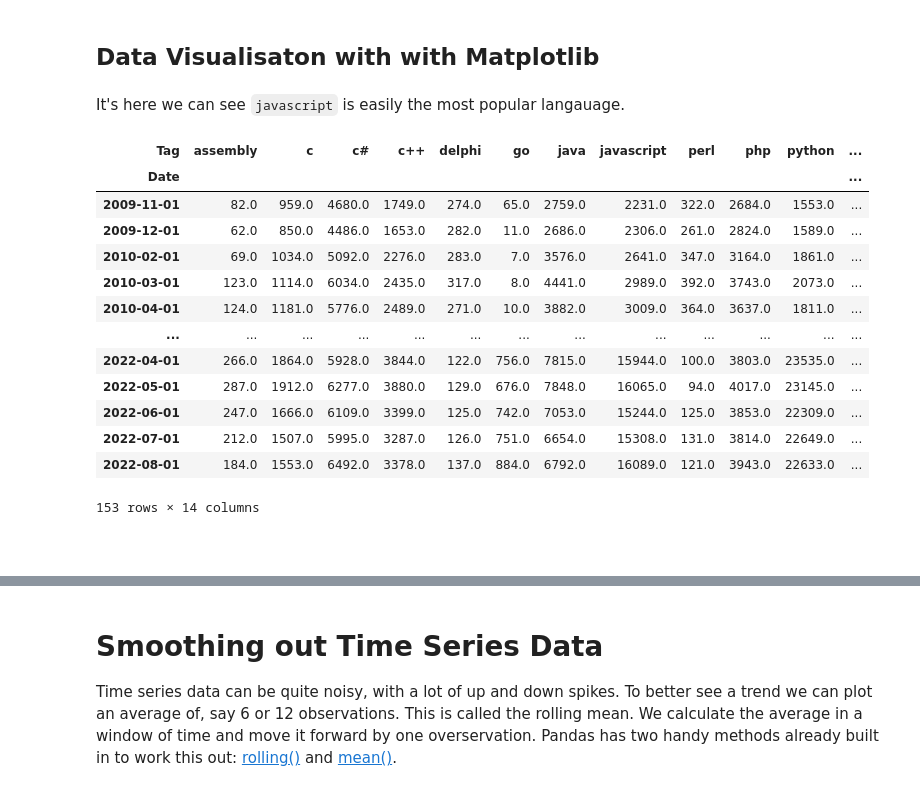
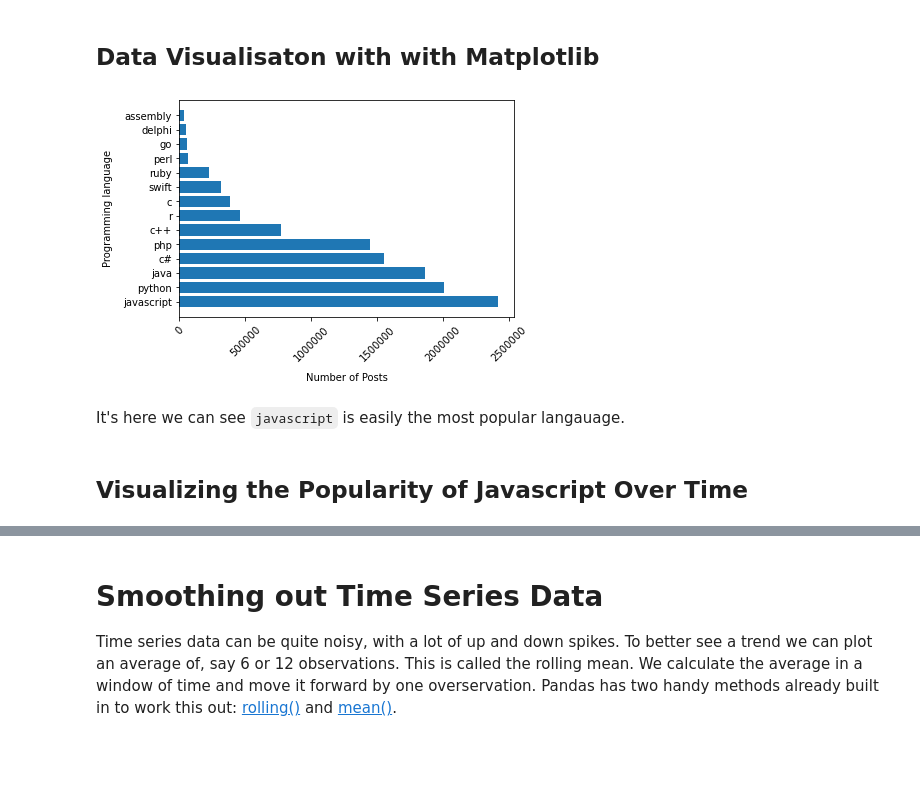
Before and after one commit to j-winston/programming-languages, a Jupyter notebook: programming-languages.ipynb, the cells around one changed output, grey strips where cells are left out. Saved outputs shown, nothing was run; the diff lists cells and outputs as text; code cells hidden in the pictures; blank space fills up the shorter version.

Commit message:
add additional time series data

```diff
--- a/programming-languages.ipynb
+++ b/programming-languages.ipynb
@@ -188,32 +188,20 @@ We can see that `javascript`, `python` and `java` are the top 3 languages on sta
 # %%
 # horiz_chart = entries_by_language.plot.barh()
 # # Remove scientific notation
 import matplotlib.pyplot as plt
 
 fig, ax = plt.subplots()
 ax.ticklabel_format(style='plain')
 plt.xticks(rotation=45)
 plt.xlabel(xlabel='Number of Posts', labelpad=10)
-plt.ylabel(ylabel='Programming language', labeload=10)
+plt.ylabel(ylabel='Programming language', labelpad=10)
 ax.barh(y=entries_by_language.index, width=entries_by_language['Posts'])
+plt.show()
+# %% [output]
+[figure, added]
 # %% [markdown]
 It's here we can see `javascript` is easily the most popular langauage.
+# %% [markdown]
+<h2>Visualizing the Popularity of Javascript Over Time</h2>
 # %%
-df.pivot(index='Date', columns='Tag', values='Posts').dropna()
+reshaped_df = df.pivot(index='Date', columns='Tag', values='Posts').dropna()
-# %% [output]
-| Tag | assembly | c | c# | c++ | delphi | go | java | javascript | perl | php | python | ... |
-| Date |  |  |  |  |  |  |  |  |  |  |  | ... |
-| 2009-11-01 | 82.0 | 959.0 | 4680.0 | 1749.0 | 274.0 | 65.0 | 2759.0 | 2231.0 | 322.0 | 2684.0 | 1553.0 | ... |
-| 2009-12-01 | 62.0 | 850.0 | 4486.0 | 1653.0 | 282.0 | 11.0 | 2686.0 | 2306.0 | 261.0 | 2824.0 | 1589.0 | ... |
-| 2010-02-01 | 69.0 | 1034.0 | 5092.0 | 2276.0 | 283.0 | 7.0 | 3576.0 | 2641.0 | 347.0 | 3164.0 | 1861.0 | ... |
-| 2010-03-01 | 123.0 | 1114.0 | 6034.0 | 2435.0 | 317.0 | 8.0 | 4441.0 | 2989.0 | 392.0 | 3743.0 | 2073.0 | ... |
-| 2010-04-01 | 124.0 | 1181.0 | 5776.0 | 2489.0 | 271.0 | 10.0 | 3882.0 | 3009.0 | 364.0 | 3637.0 | 1811.0 | ... |
-| ... | ... | ... | ... | ... | ... | ... | ... | ... | ... | ... | ... | ... |
-| 2022-04-01 | 266.0 | 1864.0 | 5928.0 | 3844.0 | 122.0 | 756.0 | 7815.0 | 15944.0 | 100.0 | 3803.0 | 23535.0 | ... |
-| 2022-05-01 | 287.0 | 1912.0 | 6277.0 | 3880.0 | 129.0 | 676.0 | 7848.0 | 16065.0 | 94.0 | 4017.0 | 23145.0 | ... |
-| 2022-06-01 | 247.0 | 1666.0 | 6109.0 | 3399.0 | 125.0 | 742.0 | 7053.0 | 15244.0 | 125.0 | 3853.0 | 22309.0 | ... |
-| 2022-07-01 | 212.0 | 1507.0 | 5995.0 | 3287.0 | 126.0 | 751.0 | 6654.0 | 15308.0 | 131.0 | 3814.0 | 22649.0 | ... |
-| 2022-08-01 | 184.0 | 1553.0 | 6492.0 | 3378.0 | 137.0 | 884.0 | 6792.0 | 16089.0 | 121.0 | 3943.0 | 22633.0 | ... |
-153 rows × 14 columns
-# %% [markdown]
-###
```
Also changed, not shown: parts of 2 cells of this notebook.
